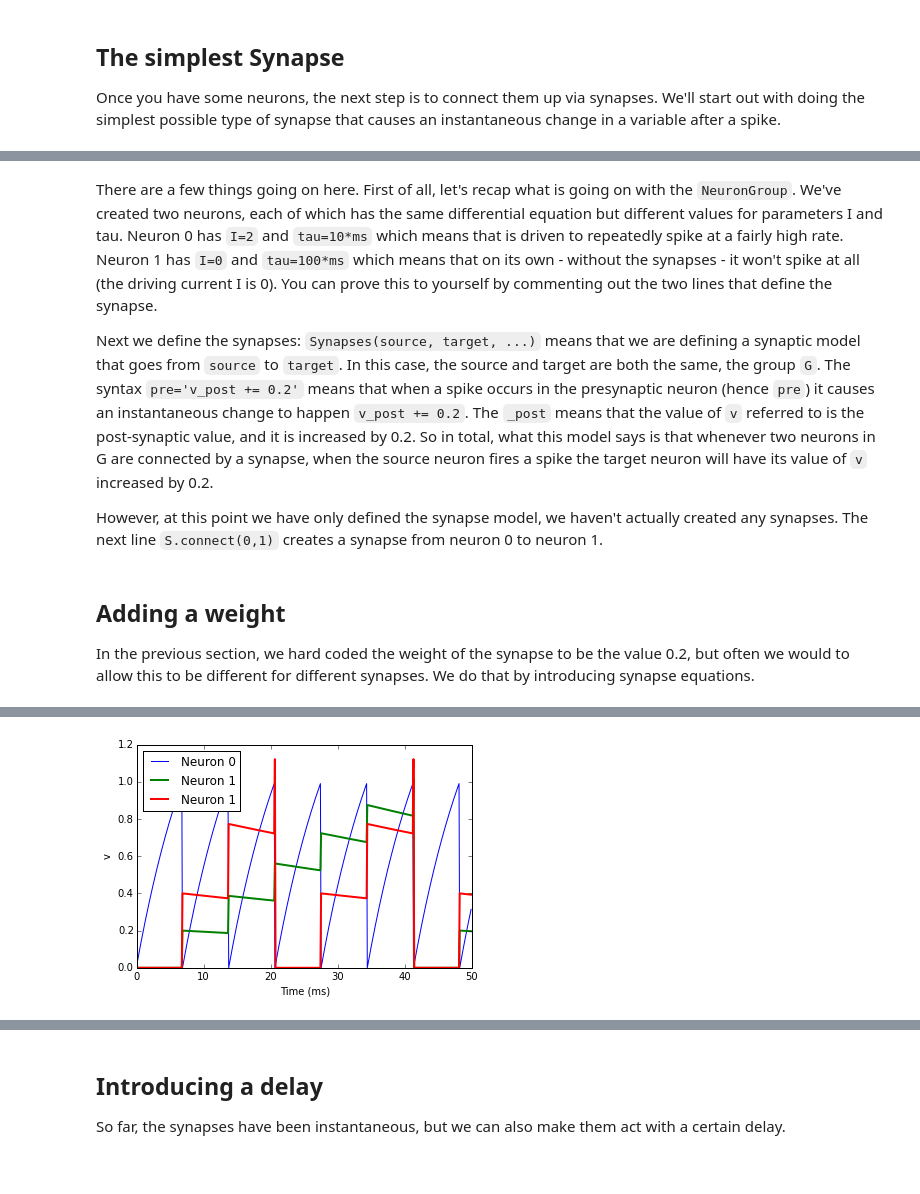
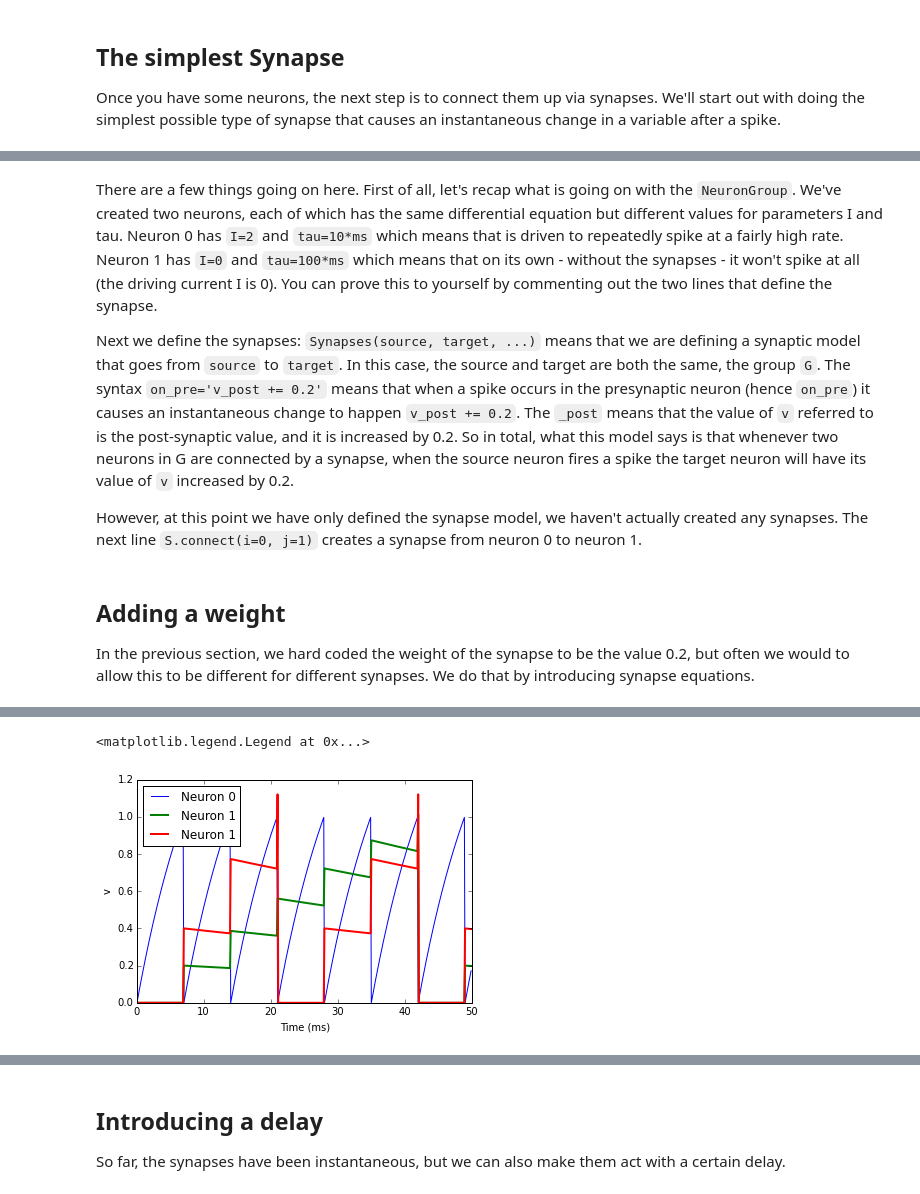
Before and after one commit to brian-team/brian2-doc-resources, a Jupyter notebook: tutorials/2-intro-to-brian-synapses.ipynb, the cells around one changed output, grey strips where cells are left out. Drawn from its saved outputs; the diff is of its cells as text; code cells hidden in the pictures.

```diff
--- a/tutorials/2-intro-to-brian-synapses.ipynb
+++ b/tutorials/2-intro-to-brian-synapses.ipynb
@@ -42,9 +43,9 @@ legend(loc='best')
 # %% [markdown]
 There are a few things going on here. First of all, let's recap what is going on with the ``NeuronGroup``. We've created two neurons, each of which has the same differential equation but different values for parameters I and tau. Neuron 0 has ``I=2`` and ``tau=10*ms`` which means that is driven to repeatedly spike at a fairly high rate. Neuron 1 has ``I=0`` and ``tau=100*ms`` which means that on its own - without the synapses - it won't spike at all (the driving current I is 0). You can prove this to yourself by commenting out the two lines that define the synapse.
 
-Next we define the synapses: ``Synapses(source, target, ...)`` means that we are defining a synaptic model that goes from ``source`` to ``target``. In this case, the source and target are both the same, the group ``G``. The syntax ``pre='v_post += 0.2'`` means that when a spike occurs in the presynaptic neuron (hence ``pre``) it causes an instantaneous change to happen ``v_post += 0.2``. The ``_post`` means that the value of ``v`` referred to is the post-synaptic value, and it is increased by 0.2. So in total, what this model says is that whenever two neurons in G are connected by a synapse, when the source neuron fires a spike the target neuron will have its value of ``v`` increased by 0.2.
+Next we define the synapses: ``Synapses(source, target, ...)`` means that we are defining a synaptic model that goes from ``source`` to ``target``. In this case, the source and target are both the same, the group ``G``. The syntax ``on_pre='v_post += 0.2'`` means that when a spike occurs in the presynaptic neuron (hence ``on_pre``) it causes an instantaneous change to happen ``v_post += 0.2``. The ``_post`` means that the value of ``v`` referred to is the post-synaptic value, and it is increased by 0.2. So in total, what this model says is that whenever two neurons in G are connected by a synapse, when the source neuron fires a spike the target neuron will have its value of ``v`` increased by 0.2.
 
-However, at this point we have only defined the synapse model, we haven't actually created any synapses. The next line ``S.connect(0,1)`` creates a synapse from neuron 0 to neuron 1.
+However, at this point we have only defined the synapse model, we haven't actually created any synapses. The next line ``S.connect(i=0, j=1)`` creates a synapse from neuron 0 to neuron 1.
 # %% [markdown]
 ## Adding a weight
 
@@ -62,8 +63,8 @@ G.I = [2, 0, 0]
 G.tau = [10, 100, 100]*ms
 
 # Comment these two lines out to see what happens without Synapses
-S = Synapses(G, G, 'w : 1', pre='v_post += w')
-S.connect(0, [1, 2])
+S = Synapses(G, G, 'w : 1', on_pre='v_post += w')
+S.connect(i=0, j=[1, 2])
 S.w = 'j*0.2'
 
 M = StateMonitor(G, 'v', record=True)
@@ -81,2 +82,3 @@ legend(loc='best')
+<matplotlib.legend.Legend at 0x...>
-[figure, old version]
+[figure, new version]
 # %% [markdown]
```
Also changed, not shown: parts of 21 cells of this notebook, 44 other files.
